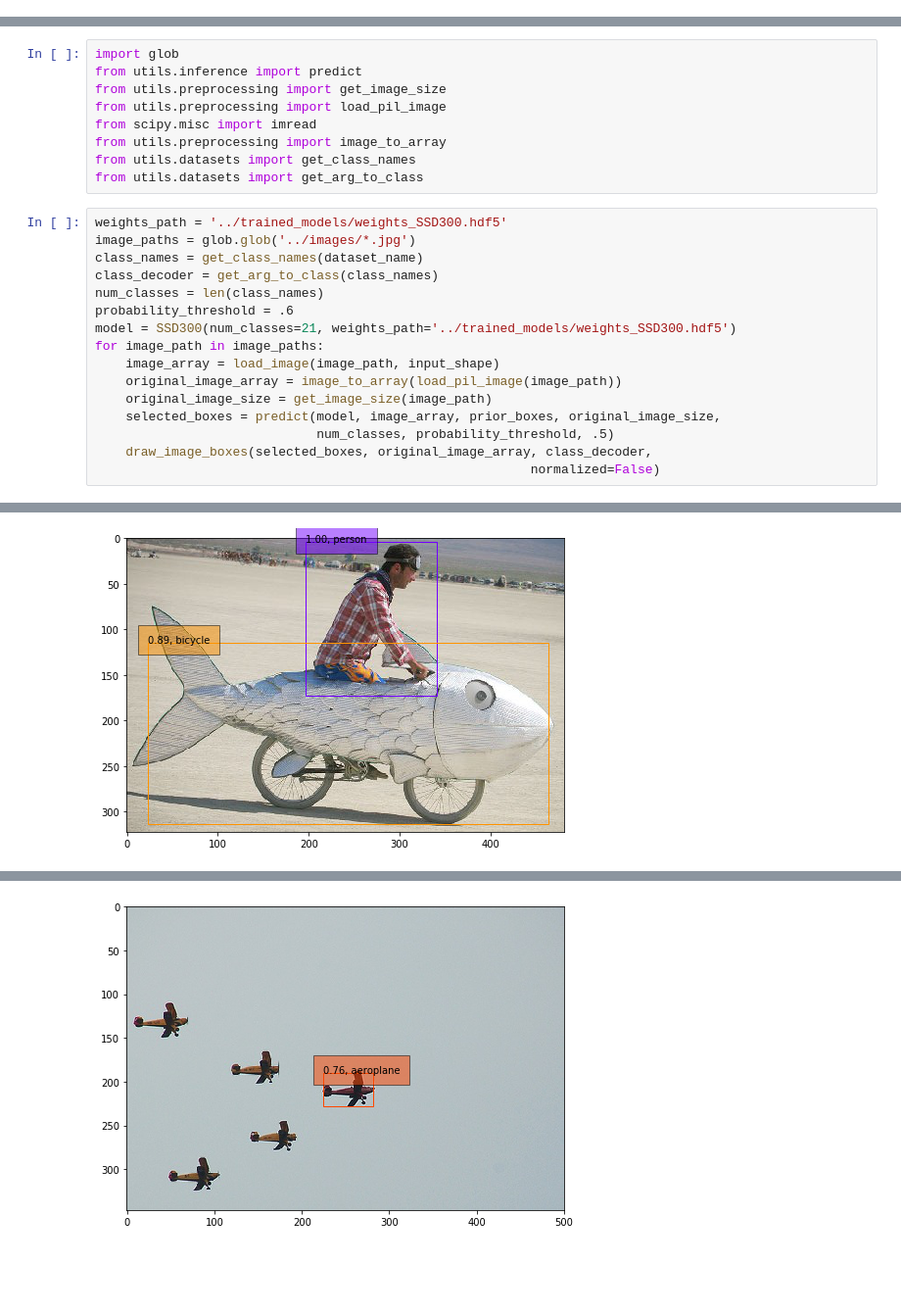
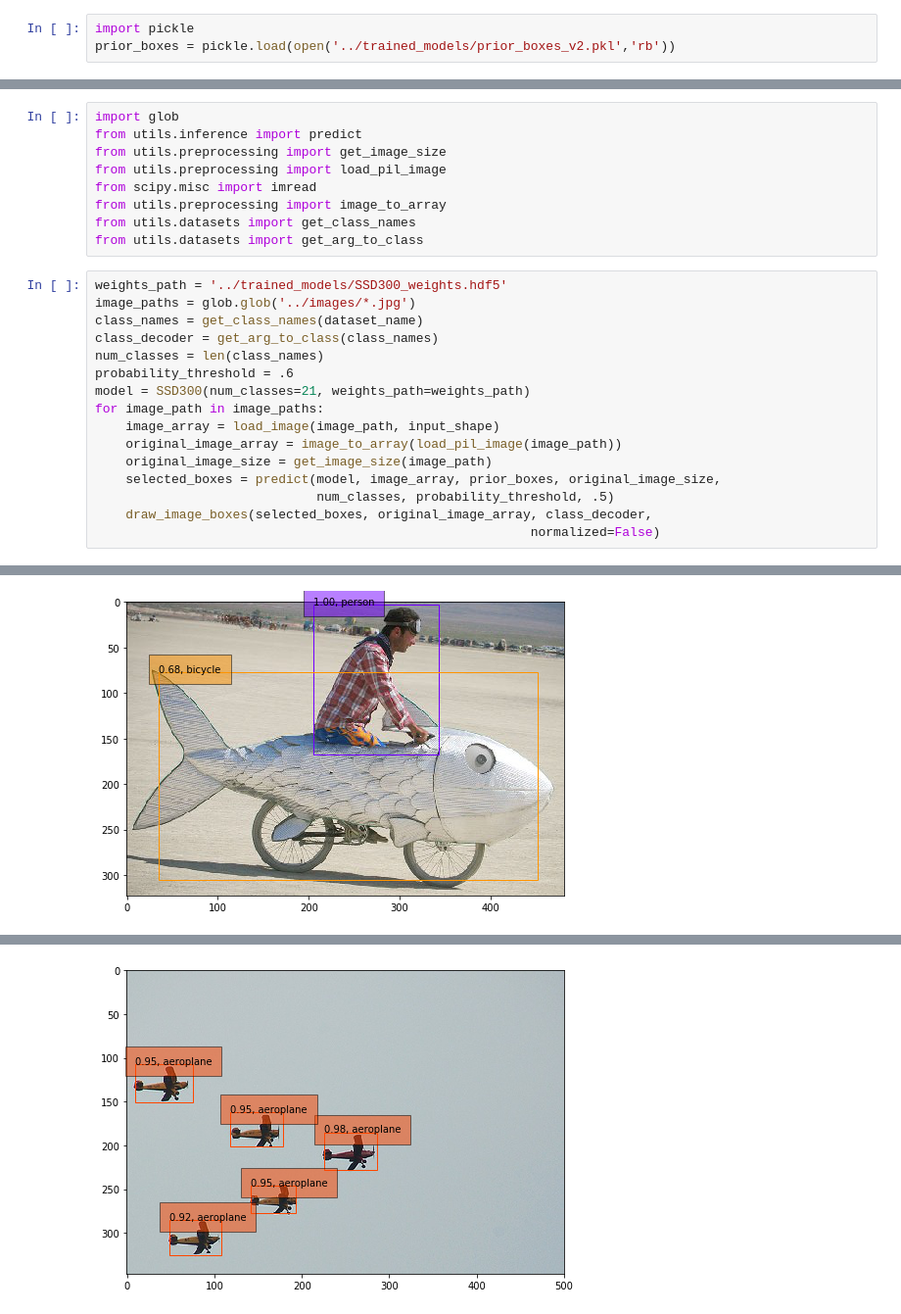
Before and after one commit to oarriaga/SSD-keras, a Jupyter notebook: src/visualization.ipynb, the cells around one changed output, grey strips where cells are left out. Shown at 98% size. Drawn from its saved outputs; the diff is of its cells as text; blank space fills up the shorter version.

```diff
--- a/src/visualization.ipynb
+++ b/src/visualization.ipynb
@@ -48,3 +47,6 @@ Prior box example: [ 0.77894737  0.12105263  0.87894737  0.22105263]
+# %%
+import pickle
+prior_boxes = pickle.load(open('../trained_models/prior_boxes_v2.pkl','rb'))
 # %% [markdown]
 ## Prior boxes
 # %%
@@ -174,13 +172,13 @@ from utils.preprocessing import image_to_array
 from utils.datasets import get_class_names
 from utils.datasets import get_arg_to_class
 # %%
-weights_path = '../trained_models/weights_SSD300.hdf5'
+weights_path = '../trained_models/SSD300_weights.hdf5'
 image_paths = glob.glob('../images/*.jpg')
 class_names = get_class_names(dataset_name)
 class_decoder = get_arg_to_class(class_names)
 num_classes = len(class_names)
 probability_threshold = .6
-model = SSD300(num_classes=21, weights_path='../trained_models/weights_SSD300.hdf5')
+model = SSD300(num_classes=21, weights_path=weights_path)
 for image_path in image_paths:
     image_array = load_image(image_path, input_shape)
     original_image_array = image_to_array(load_pil_image(image_path))
@@ -196 +194 @@ for image_path in image_paths:
-[figure, old version]
+[figure, new version]
@@ -198 +196 @@ for image_path in image_paths:
-[figure, old version]
+[figure, new version]
```
Also changed, not shown: parts of 8 cells of this notebook, 9 other files.
